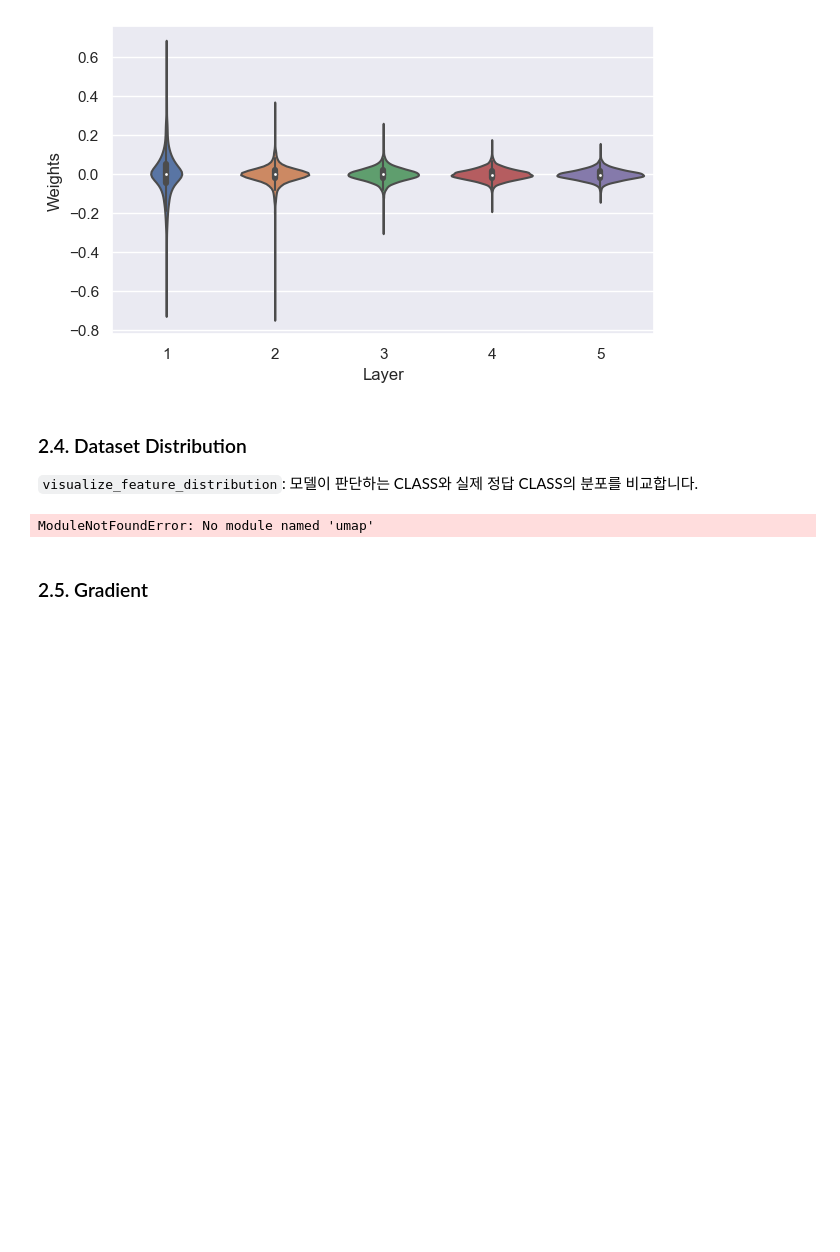
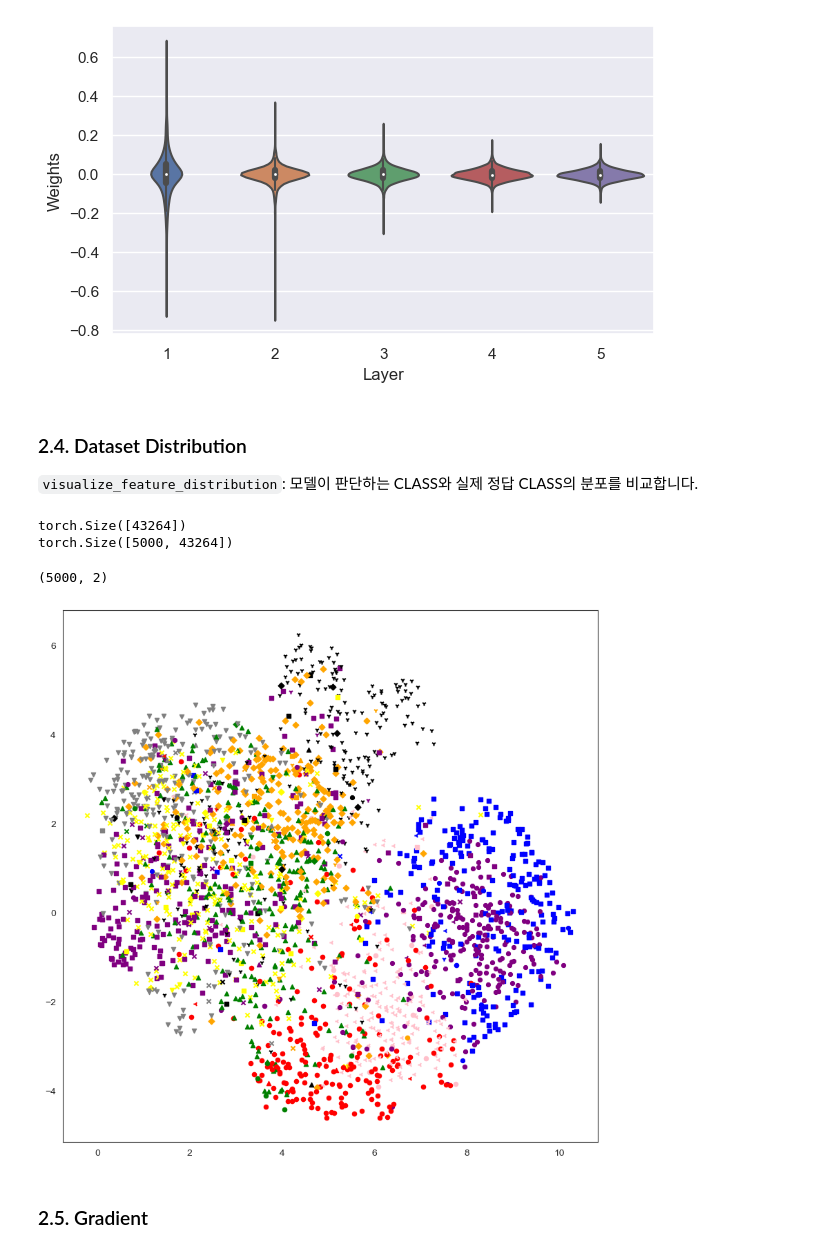
Before and after one commit to 23-Fall-Graduation-Thesis/Indium, a Jupyter notebook: visualization.ipynb, the cells around one changed output. Saved outputs shown, nothing was run; the diff lists cells and outputs as text; code cells hidden in the pictures; blank space fills up the shorter version.

```diff
--- a/visualization.ipynb
+++ b/visualization.ipynb
@@ -373,5 +364,7 @@ def get_entire_feature_maps(model, output_list):
 # %%
 from utils.get_data import get_feature_map
+# %%
+shuffle_testloader = DataLoader(testloader.dataset, batch_size=1, shuffle=True)
 # %%
 features = []
 labels = []
@@ -381,7 +374,7 @@ layer_name = "conv4"
 with torch.no_grad():
     MODEL.eval()
     count = 0
-    for data, target in validloader:
+    for data, target in shuffle_testloader:
         count += 1
         activation = {}
         feature = get_feature_map(activation, MODEL, data, layer_name, model_info[layer_name])
@@ -389,38 +382,40 @@ with torch.no_grad():
         labels.append(target)
         output = MODEL(data)
         pred = output.argmax(dim=1, keepdim=True)
-        preds.append(pred)
-        if count > 1000 :
+        preds.append(pred.view(-1))
+        if count >= 2000 :
             break
         # test_loss += criterion(output, target).item()
         # test_acc += pred.eq(target.view_as(pred)).sum().item()
 # %%
 all_features = torch.stack(features).cpu()
 
-print(features.shape)
+print(features[0].shape)
+print(all_features.shape)
+# %% [output]
+torch.Size([43264])
+torch.Size([5000, 43264])
 # %%
-import umap
-
 reducer = umap.UMAP(n_components=2, n_neighbors=10, min_dist=0.5, metric="cosine", random_state=50)
 
-embedding = reducer.fit_transform(features)
+embedding = reducer.fit_transform(all_features)
 print(embedding.shape)
 # %% [output]
-ModuleNotFoundError: No module named 'umap'
+(5000, 2)
 # %%
-colors = ['red', 'blue', 'green', 'orange', 'purple']
-markers = ['o', 's', '^', 'x', 'D']
+colors = ['red', 'blue', 'green', 'yellow', 'orange', 'purple', 'gray', 'black', 'pink', 'purple']
+markers = ['o', 's', '^', 'x', 'D', ',', 'v', '1', '3', '8']
 
 fig = plt.figure(figsize=(10, 10))
-# ax = fig.add_subplot(111, projection='3d')
-
-# 3D axes를 만들기 위해 projection=’3d’ 키워드를 입력해줍니다.
+#ax = fig.add_subplot(111, projection='3d')
 
 for i in range(embedding.shape[0]//2):
-    #print(labels[i])
-    plt.scatter(embedding[2 * i + 1, 0], embedding[2 * i + 1, 1], label=abs(labels[2 * i + 1]), marker=markers[labels[2 * i + 1]], color="orange", s=20) # origin
+    # print(labels[i])
+    plt.scatter(embedding[2*i+1, 0], embedding[2*i+1, 1], label=abs(labels[2*i+1]), marker=markers[labels[2*i+1]], color=colors[preds[2*i+1]], s=20) # origin
 
 plt.show()
+# %% [output]
+[figure, added]
 # %% [markdown]
 ### 2.5. Gradient
 # %% [markdown]
```
Also changed, not shown: parts of 2 cells of this notebook.
